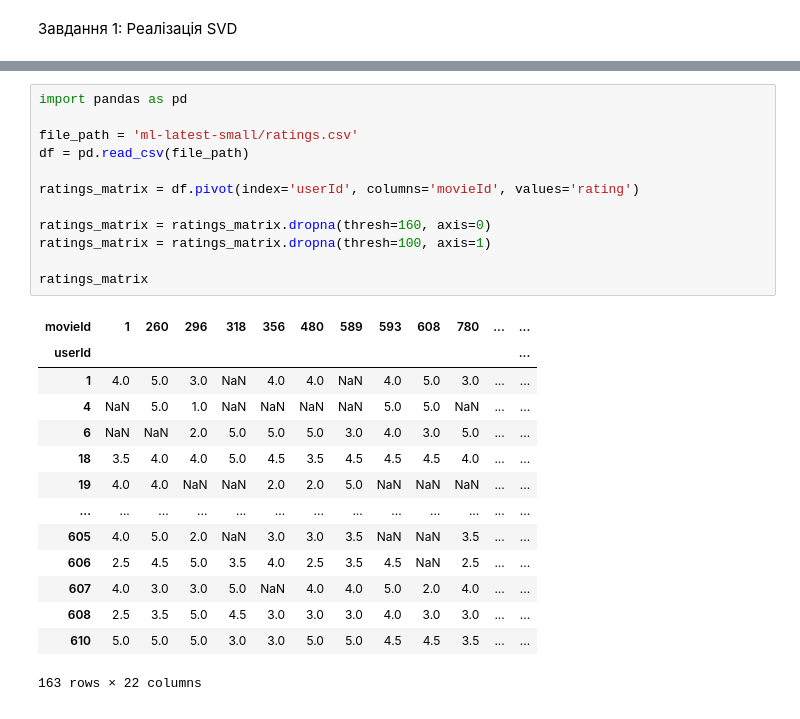
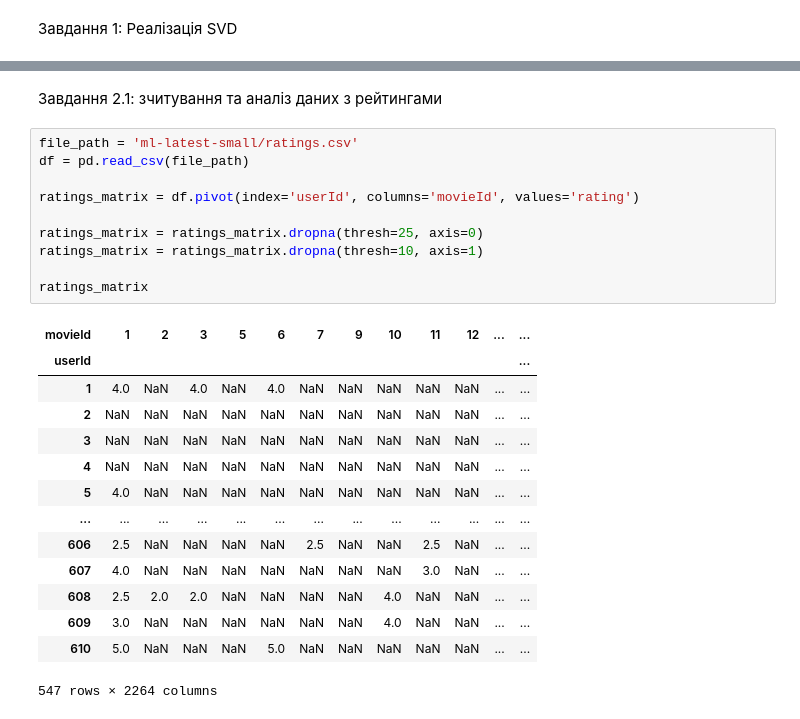
Before and after one commit to Developer-dreamer/ALA-3, a Jupyter notebook: main.ipynb, the cells around one changed output, grey strips where cells are left out. Drawn from its saved outputs; the diff is of its cells as text.

```diff
--- a/main.ipynb
+++ b/main.ipynb
@@ -51,27 +57,27 @@ SVD_reconstructed
+# %% [markdown]
+Завдання 2.1: зчитування та аналіз даних з рейтингами
 # %%
-import pandas as pd
-
 file_path = 'ml-latest-small/ratings.csv'
 df = pd.read_csv(file_path)
 
 ratings_matrix = df.pivot(index='userId', columns='movieId', values='rating')
 
-ratings_matrix = ratings_matrix.dropna(thresh=160, axis=0)
-ratings_matrix = ratings_matrix.dropna(thresh=100, axis=1)
+ratings_matrix = ratings_matrix.dropna(thresh=25, axis=0)
+ratings_matrix = ratings_matrix.dropna(thresh=10, axis=1)
 
 ratings_matrix
 # %% [output]
-| movieId | 1 | 260 | 296 | 318 | 356 | 480 | 589 | 593 | 608 | 780 | ... | ... |
+| movieId | 1 | 2 | 3 | 5 | 6 | 7 | 9 | 10 | 11 | 12 | ... | ... |
 | userId |  |  |  |  |  |  |  |  |  |  |  | ... |
-| 1 | 4.0 | 5.0 | 3.0 | NaN | 4.0 | 4.0 | NaN | 4.0 | 5.0 | 3.0 | ... | ... |
-| 4 | NaN | 5.0 | 1.0 | NaN | NaN | NaN | NaN | 5.0 | 5.0 | NaN | ... | ... |
-| 6 | NaN | NaN | 2.0 | 5.0 | 5.0 | 5.0 | 3.0 | 4.0 | 3.0 | 5.0 | ... | ... |
-| 18 | 3.5 | 4.0 | 4.0 | 5.0 | 4.5 | 3.5 | 4.5 | 4.5 | 4.5 | 4.0 | ... | ... |
-| 19 | 4.0 | 4.0 | NaN | NaN | 2.0 | 2.0 | 5.0 | NaN | NaN | NaN | ... | ... |
+| 1 | 4.0 | NaN | 4.0 | NaN | 4.0 | NaN | NaN | NaN | NaN | NaN | ... | ... |
+| 2 | NaN | NaN | NaN | NaN | NaN | NaN | NaN | NaN | NaN | NaN | ... | ... |
+| 3 | NaN | NaN | NaN | NaN | NaN | NaN | NaN | NaN | NaN | NaN | ... | ... |
+| 4 | NaN | NaN | NaN | NaN | NaN | NaN | NaN | NaN | NaN | NaN | ... | ... |
+| 5 | 4.0 | NaN | NaN | NaN | NaN | NaN | NaN | NaN | NaN | NaN | ... | ... |
 | ... | ... | ... | ... | ... | ... | ... | ... | ... | ... | ... | ... | ... |
-| 605 | 4.0 | 5.0 | 2.0 | NaN | 3.0 | 3.0 | 3.5 | NaN | NaN | 3.5 | ... | ... |
-| 606 | 2.5 | 4.5 | 5.0 | 3.5 | 4.0 | 2.5 | 3.5 | 4.5 | NaN | 2.5 | ... | ... |
-| 607 | 4.0 | 3.0 | 3.0 | 5.0 | NaN | 4.0 | 4.0 | 5.0 | 2.0 | 4.0 | ... | ... |
-| 608 | 2.5 | 3.5 | 5.0 | 4.5 | 3.0 | 3.0 | 3.0 | 4.0 | 3.0 | 3.0 | ... | ... |
-| 610 | 5.0 | 5.0 | 5.0 | 3.0 | 3.0 | 5.0 | 5.0 | 4.5 | 4.5 | 3.5 | ... | ... |
+| 606 | 2.5 | NaN | NaN | NaN | NaN | 2.5 | NaN | NaN | 2.5 | NaN | ... | ... |
+| 607 | 4.0 | NaN | NaN | NaN | NaN | NaN | NaN | NaN | 3.0 | NaN | ... | ... |
+| 608 | 2.5 | 2.0 | 2.0 | NaN | NaN | NaN | NaN | 4.0 | NaN | NaN | ... | ... |
+| 609 | 3.0 | NaN | NaN | NaN | NaN | NaN | NaN | 4.0 | NaN | NaN | ... | ... |
+| 610 | 5.0 | NaN | NaN | NaN | 5.0 | NaN | NaN | NaN | NaN | NaN | ... | ... |
-163 rows × 22 columns
+547 rows × 2264 columns
```
Also changed, not shown: parts of 12 cells of this notebook, 1 other file.
